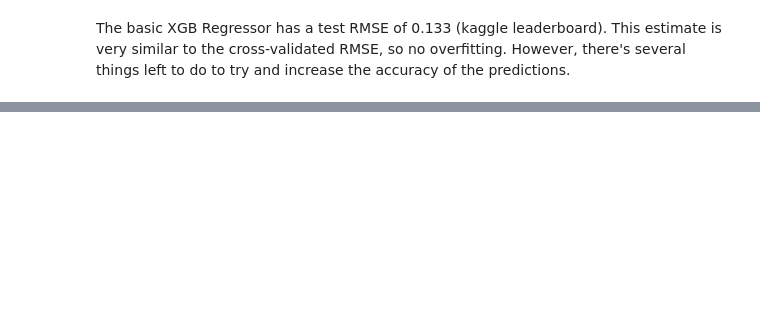
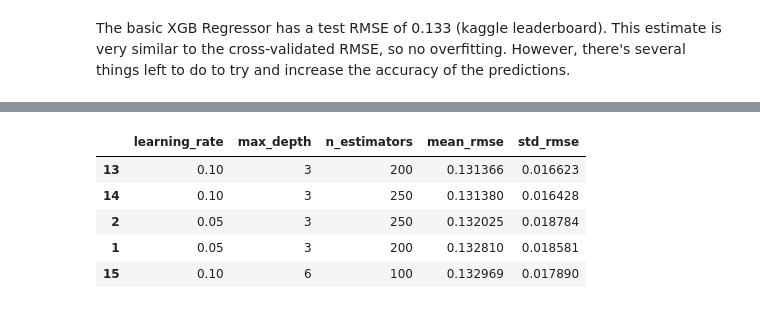
Before and after one commit to cgaletzka/house-prices-eda-ml, a Jupyter notebook: house-prices-ml.ipynb, the cells around one changed output, grey strips where cells are left out. Saved outputs shown, nothing was run; the diff lists cells and outputs as text; code cells hidden in the pictures; blank space fills up the shorter version.

```diff
--- a/house-prices-ml.ipynb
+++ b/house-prices-ml.ipynb
@@ -235,0 +256,28 @@ The basic XGB Regressor has a test RMSE of 0.133 (kaggle leaderboard). This esti
+# %%
+param_grid = {
+    'model__max_depth': [3, 6, 9, 12],
+    'model__n_estimators': [100, 200, 250],
+    'model__learning_rate': [0.05, 0.1]
+}
+
+estimator = LGBMRegressor(
+    random_state=rs,
+    verbose=-1,
+    n_jobs=-1,
+    enable_categorical=True
+)
+
+warnings.filterwarnings("ignore", message="X does not have valid feature names") # suppress error message, regressor will still run
+
+grid_lgbm, results_lgbm = run_grid_search(
+    estimator, param_grid, preprocessor, X, target, kf,
+    scoring="neg_root_mean_squared_error"
+)
+results_lgbm.head()
+# %% [output]
+|  | learning_rate | max_depth | n_estimators | mean_rmse | std_rmse |
+| 13 | 0.10 | 3 | 200 | 0.131366 | 0.016623 |
+| 14 | 0.10 | 3 | 250 | 0.131380 | 0.016428 |
+| 2 | 0.05 | 3 | 250 | 0.132025 | 0.018784 |
+| 1 | 0.05 | 3 | 200 | 0.132810 | 0.018581 |
+| 15 | 0.10 | 6 | 100 | 0.132969 | 0.017890 |
```
Also changed, not shown: parts of 17 cells of this notebook.
